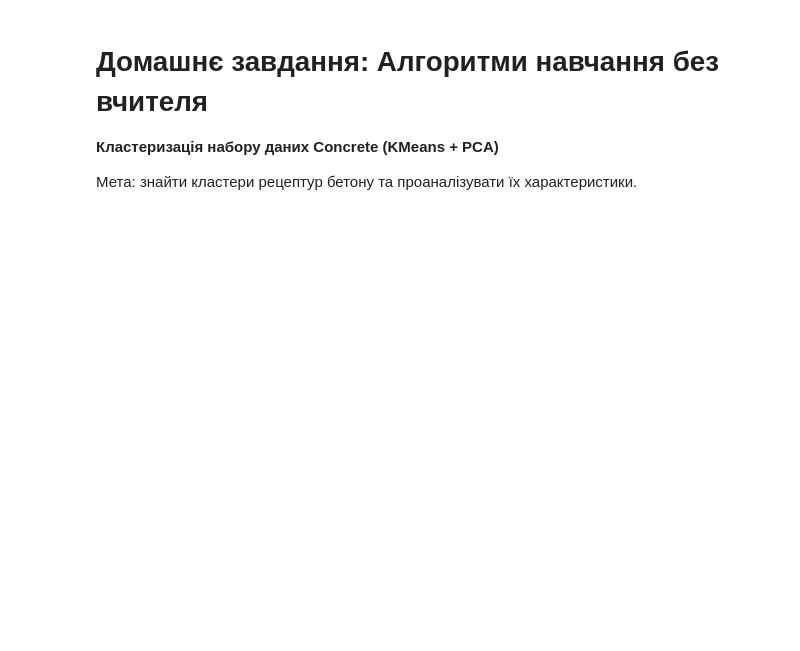
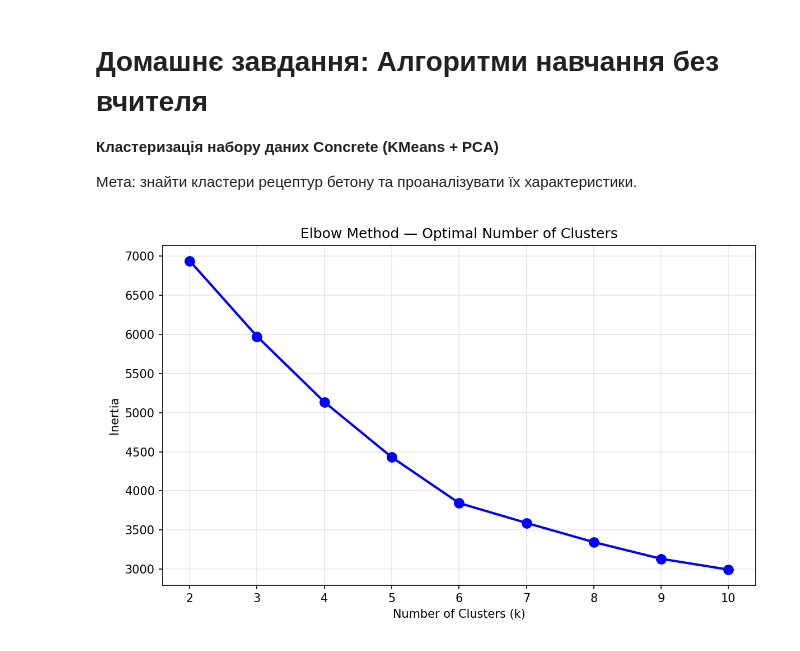
Before and after one commit to kyproo/goit-ml-hw, a Jupyter notebook: dz_topic_clustering_Kyrylo_Proskurnia.ipynb, the cells around one changed output. Saved outputs shown, nothing was run; the diff lists cells and outputs as text; code cells hidden in the pictures; blank space fills up the shorter version.

Commit message:
HW: Add output results, elbow plot and cluster visualization

```diff
--- a/dz_topic_clustering_Kyrylo_Proskurnia.ipynb
+++ b/dz_topic_clustering_Kyrylo_Proskurnia.ipynb
@@ -74,6 +74,12 @@ print("\nElbow plot saved.")
 # Визначаємо оптимальне k вручну на основі графіка — 4
 optimal_k = 4
 print(f"\nOptimal number of clusters: {optimal_k}")
+# %%
+# Elbow Method — результат
+from IPython.display import Image
+Image('/Users/kevin/.openclaw/workspace/goit_hw_elbow.png')
+# %% [output]
+[figure, added]
 # %%
 # ── 5. Кластеризація KMeans ───────────────────────────────
 kmeans = KMeans(n_clusters=optimal_k, random_state=42, n_init=10)
```
Also changed, not shown: parts of 2 cells of this notebook, 2 other files.
